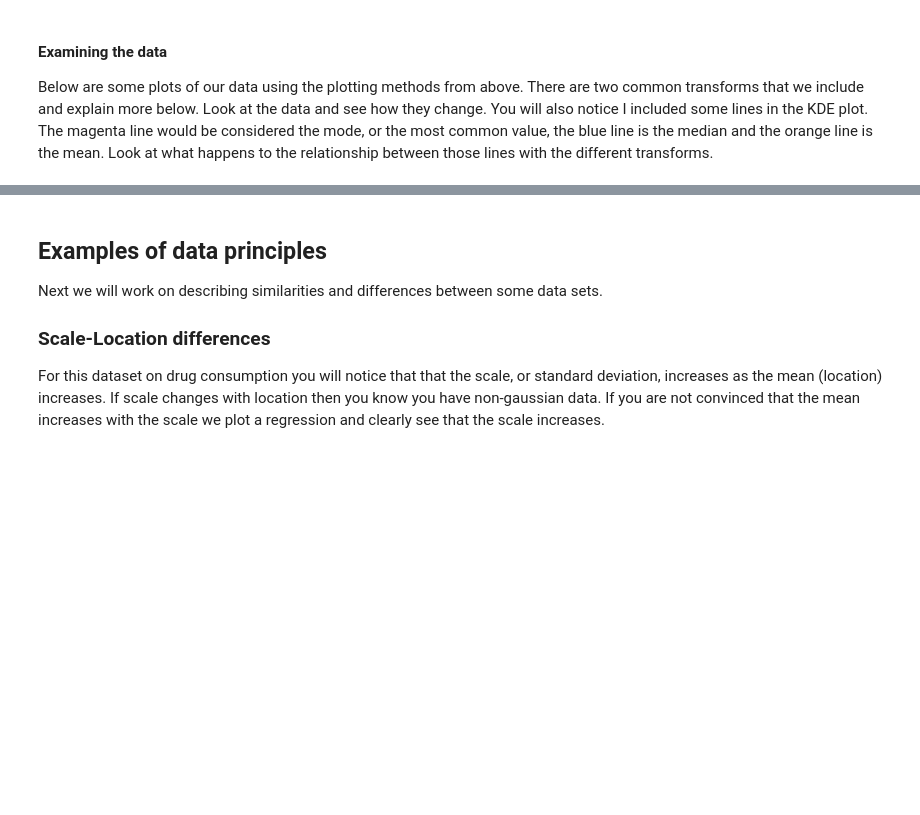
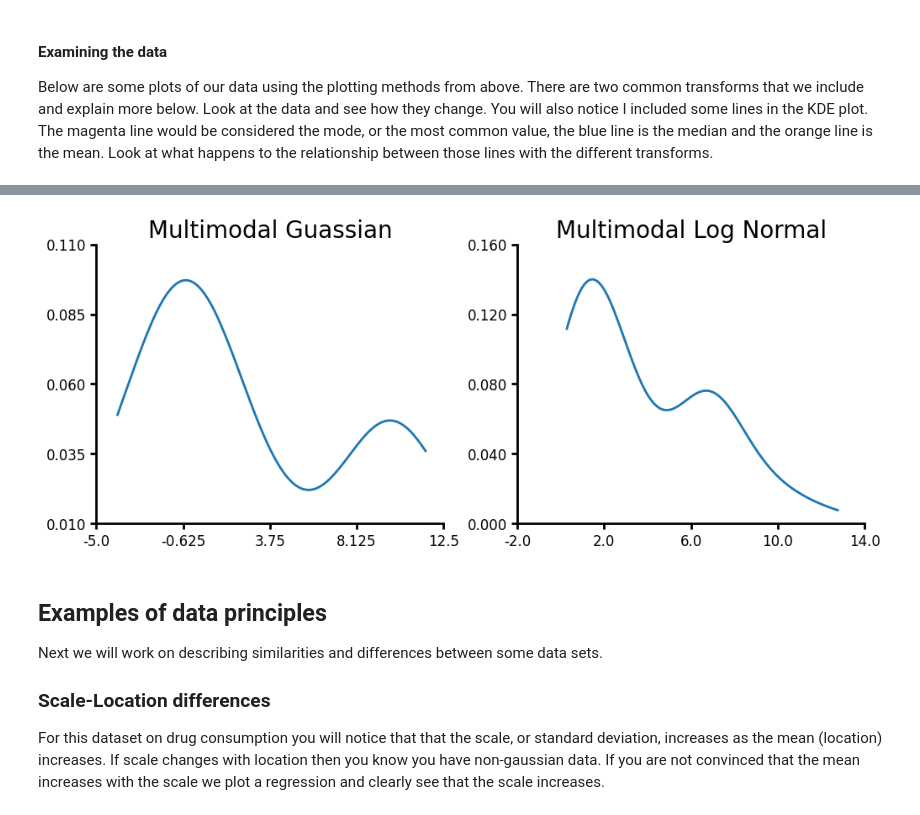
Before and after one commit to LarsHenrikNelson/PatchClampHandbook, a Jupyter notebook: nb/understanding_your_data.ipynb, the cells around one changed output, grey strips where cells are left out. Saved outputs shown, nothing was run; the diff lists cells and outputs as text; code cells hidden in the pictures; blank space fills up the shorter version.

Commit message:
Some editing of understanding data chapter.

```diff
--- a/nb/understanding_your_data.ipynb
+++ b/nb/understanding_your_data.ipynb
@@ -274,3 +288,27 @@ This is more "exotic" transform in that it you lose a lot of interpetibility sin
+# %%
+one = stats.norm.rvs(loc=0, scale=2, size=50, random_state=42)
+two = stats.norm.rvs(loc=10, scale=1, size=20, random_state=42)
+merged = np.r_[one, two]
+fig, ax = plt.subplots(ncols=2, figsize=(10, 4), layout="constrained")
+plot = (
+    LinePlot({"y": merged})
+    .plot_data("y", title="Multimodal Guassian")
+    .kde()
+    .axis(ydecimals=3)
+    .plot(figure=fig, axes=ax[0])
+)
+one = stats.lognorm.rvs(1, loc=0, scale=2, size=50, random_state=42)
+two = stats.lognorm.rvs(1, loc=6, scale=1, size=20, random_state=42)
+merged = np.r_[one, two]
+plot = (
+    LinePlot({"y": merged})
+    .plot_data("y", title="Multimodal Log Normal")
+    .kde()
+    .axis(ydecimals=3)
+    .plot(figure=fig, axes=ax[1])
+)
+# %% [output]
+[figure, added]
 # %% [markdown]
 ## Examples of data principles
 Next we will work on describing similarities and differences between some data sets.
```
Also changed, not shown: parts of 6 cells of this notebook, 2 other files.
